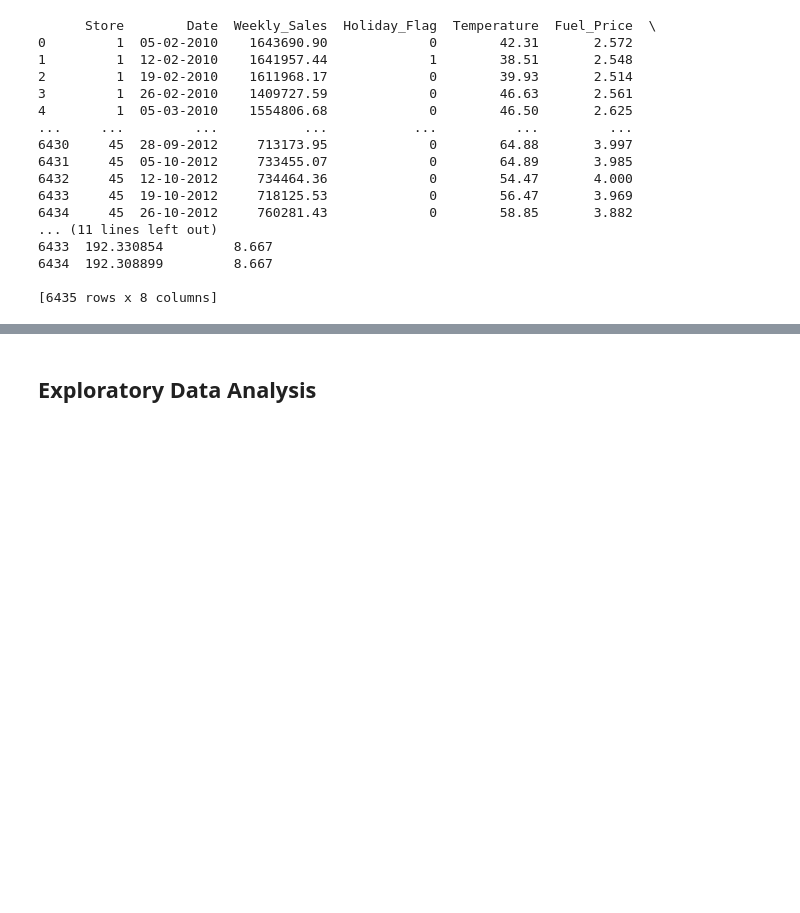
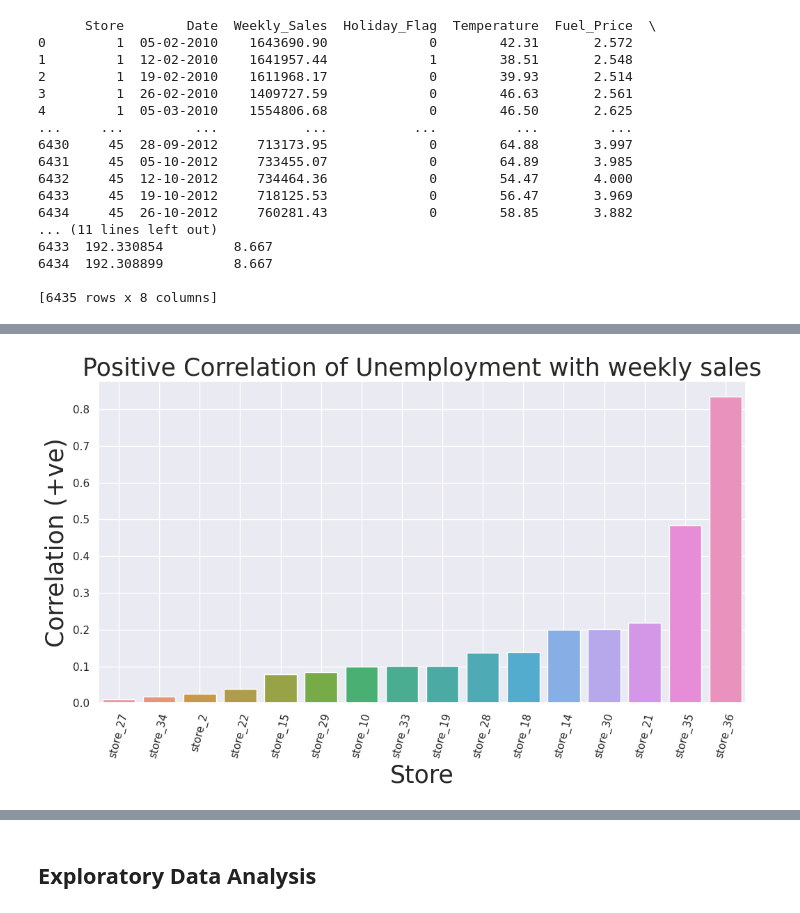
Before and after one commit to Rahul-Chouhan-407/Walmart_Capstone_Project, a Jupyter notebook: Capstone_Project_Final_Walmart.ipynb, the cells around one changed output, grey strips where cells are left out. Saved outputs shown, nothing was run; the diff lists cells and outputs as text; code cells hidden in the pictures; blank space fills up the shorter version.

```diff
--- a/Capstone_Project_Final_Walmart.ipynb
+++ b/Capstone_Project_Final_Walmart.ipynb
@@ -204,0 +366,6 @@ print(df)
+# %%
+#positive unemployment correlation
+pos_u_corr = store_corrT[store_corrT['Unemployment']>0].sort_values(by ='Unemployment')
+
+#negative unemployment correlation
+neg_u_corr = store_corrT[store_corrT['Unemployment']<0].sort_values(by ='Unemployment')
@@ -204,0 +394,10 @@ print(df)
+# %%
+fig, axes = plt.subplots(figsize = (12, 6))
+plt.xticks(rotation = 75)
+sns.barplot(x = pos_u_corr.index, y= pos_u_corr.Unemployment)
+plt.xlabel('Store', fontsize = 25)
+plt.ylabel('Correlation (+ve)', fontsize = 25)
+plt.title('Positive Correlation of Unemployment with weekly sales', fontsize = 25)
+plt.grid(True)
+# %% [output]
+[figure, added]
```
Also changed, not shown: parts of 34 cells of this notebook.
